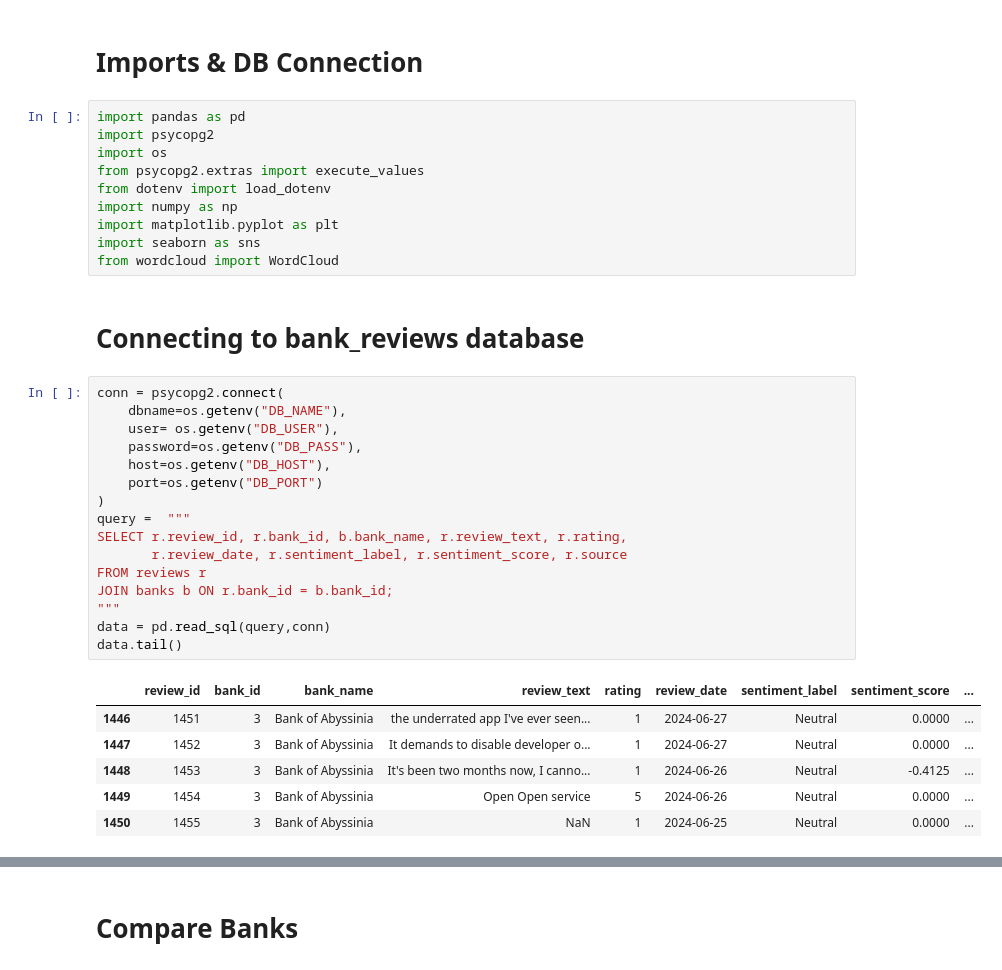
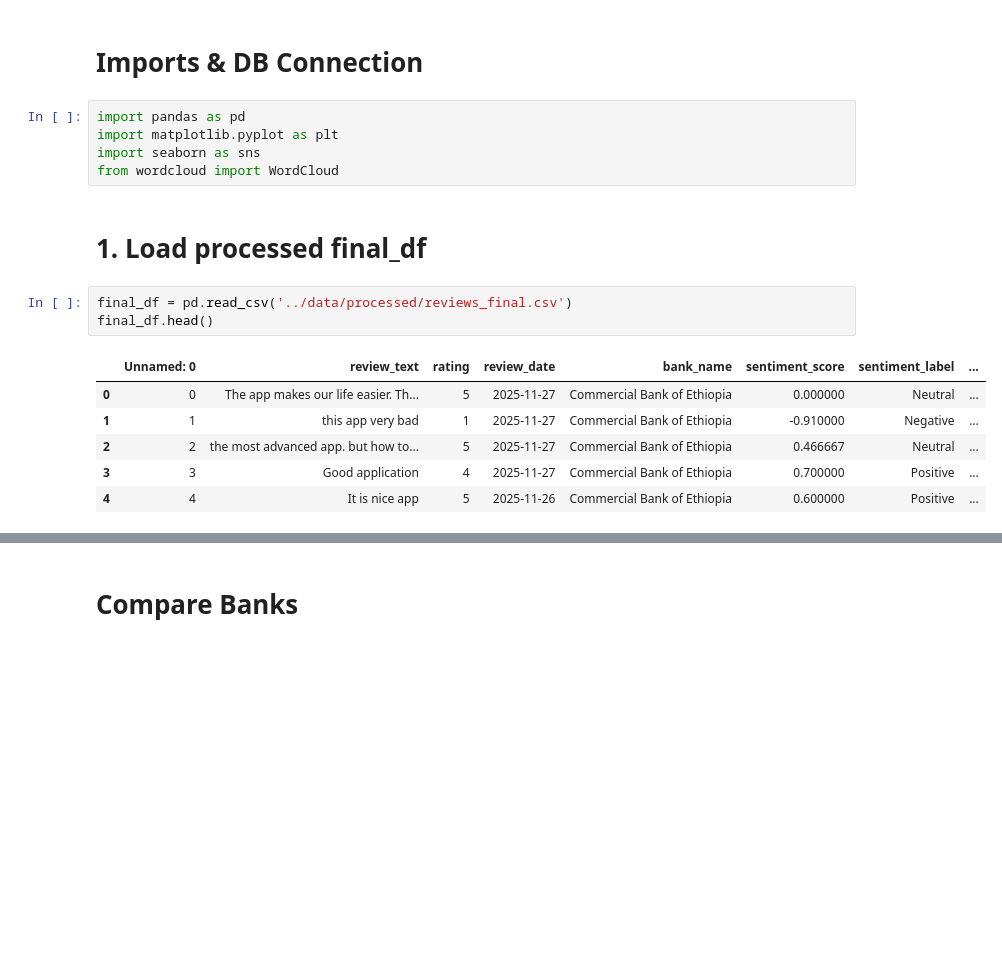
Before and after one commit to Aryam-21/Bank-App-Reviews-Analysis, a Jupyter notebook: Scripts/task4.ipynb, the cells around one changed output, grey strips where cells are left out. Cells and saved outputs as stored; diff of their text form; blank space fills up the shorter version.

```diff
--- a/Scripts/task4.ipynb
+++ b/Scripts/task4.ipynb
@@ -2,36 +2,18 @@
 # Imports & DB Connection
 # %%
 import pandas as pd
-import psycopg2
-import os
-from psycopg2.extras import execute_values
-from dotenv import load_dotenv
-import numpy as np
 import matplotlib.pyplot as plt
 import seaborn as sns
 from wordcloud import WordCloud
 # %% [markdown]
-# Connecting to bank_reviews database
+# 1. Load processed final_df
 # %%
-conn = psycopg2.connect(
-    dbname=os.getenv("DB_NAME"),
-    user= os.getenv("DB_USER"),
-    password=os.getenv("DB_PASS"),
-    host=os.getenv("DB_HOST"),
-    port=os.getenv("DB_PORT")
-)
-query =  """
-SELECT r.review_id, r.bank_id, b.bank_name, r.review_text, r.rating,
-       r.review_date, r.sentiment_label, r.sentiment_score, r.source
-FROM reviews r
-JOIN banks b ON r.bank_id = b.bank_id;
-"""
-data = pd.read_sql(query,conn)
-data.tail()
+final_df = pd.read_csv('../data/processed/reviews_final.csv')
+final_df.head()
 # %% [output]
-|  | review_id | bank_id | bank_name | review_text | rating | review_date | sentiment_label | sentiment_score | ... |
-| 1446 | 1451 | 3 | Bank of Abyssinia | the underrated app I've ever seen... | 1 | 2024-06-27 | Neutral | 0.0000 | ... |
-| 1447 | 1452 | 3 | Bank of Abyssinia | It demands to disable developer o... | 1 | 2024-06-27 | Neutral | 0.0000 | ... |
-| 1448 | 1453 | 3 | Bank of Abyssinia | It's been two months now, I canno... | 1 | 2024-06-26 | Neutral | -0.4125 | ... |
-| 1449 | 1454 | 3 | Bank of Abyssinia | Open Open service | 5 | 2024-06-26 | Neutral | 0.0000 | ... |
-| 1450 | 1455 | 3 | Bank of Abyssinia | NaN | 1 | 2024-06-25 | Neutral | 0.0000 | ... |
+|  | Unnamed: 0 | review_text | rating | review_date | bank_name | sentiment_score | sentiment_label | ... |
+| 0 | 0 | The app makes our life easier. Th... | 5 | 2025-11-27 | Commercial Bank of Ethiopia | 0.000000 | Neutral | ... |
+| 1 | 1 | this app very bad | 1 | 2025-11-27 | Commercial Bank of Ethiopia | -0.910000 | Negative | ... |
+| 2 | 2 | the most advanced app. but how to... | 5 | 2025-11-27 | Commercial Bank of Ethiopia | 0.466667 | Neutral | ... |
+| 3 | 3 | Good application | 4 | 2025-11-27 | Commercial Bank of Ethiopia | 0.700000 | Positive | ... |
+| 4 | 4 | It is nice app | 5 | 2025-11-26 | Commercial Bank of Ethiopia | 0.600000 | Positive | ... |
```
Also changed, not shown: parts of 18 cells of this notebook, 1 other file.
